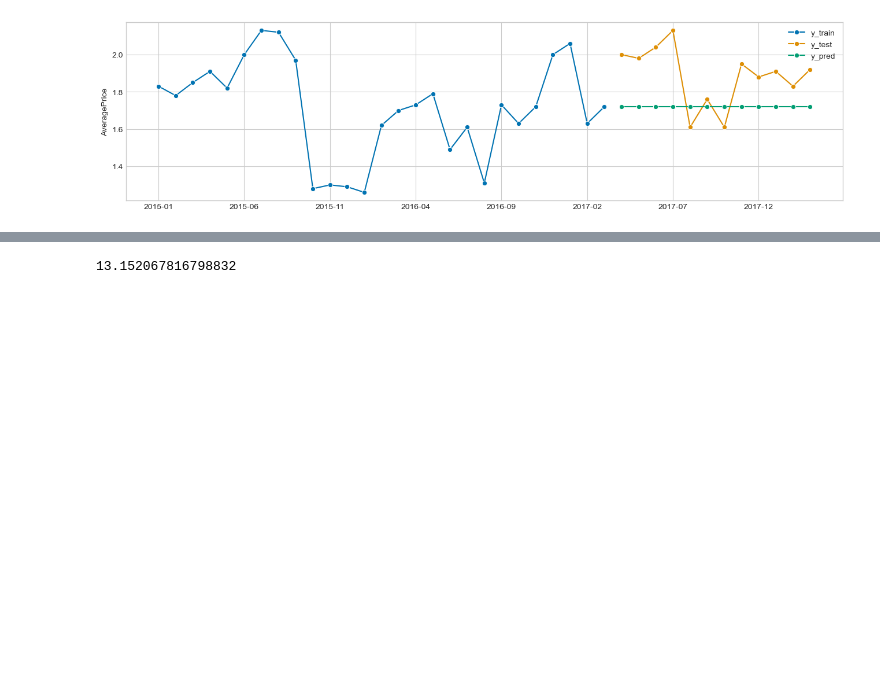
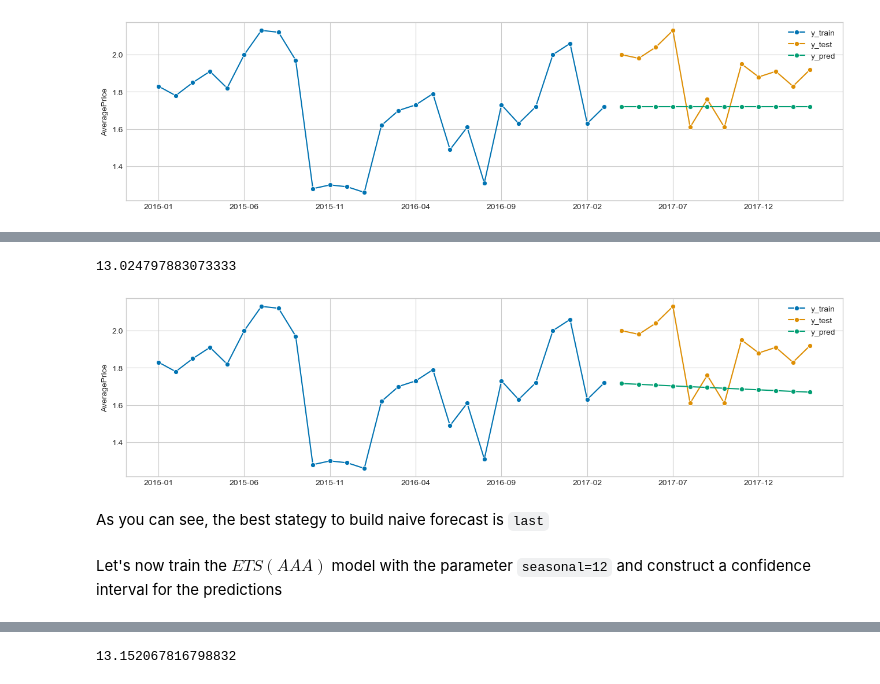
Before and after one commit to inreleppik/Portfolio, a Jupyter notebook: Avocado TS/Avocado.ipynb, the cells around one changed output, grey strips where cells are left out. Saved outputs shown, nothing was run; the diff lists cells and outputs as text; code cells hidden in the pictures; blank space fills up the shorter version.

```diff
--- a/Avocado TS/Avocado.ipynb
+++ b/Avocado TS/Avocado.ipynb
@@ -120 +137,17 @@ mape(y_test, y_pred)
+# %%
+forecaster = NaiveForecaster(strategy="drift")
+forecaster.fit(y_train)
+
+y_pred = forecaster.predict(fh)
+
+plot_series(y_train, y_test, y_pred, labels=["y_train", "y_test", "y_pred"]);
+
+print(mape(y_pred, y_test))
+# %% [output]
+13.024797883073333
+[figure, added]
+# %% [markdown]
+As you can see, the best stategy to build naive forecast is `last`
+# %% [markdown]
+Let's now train the $ETS(AAA)$ model with the parameter `seasonal=12` and construct a confidence interval for the predictions
 # %%
```
Also changed, not shown: parts of 30 cells of this notebook.
